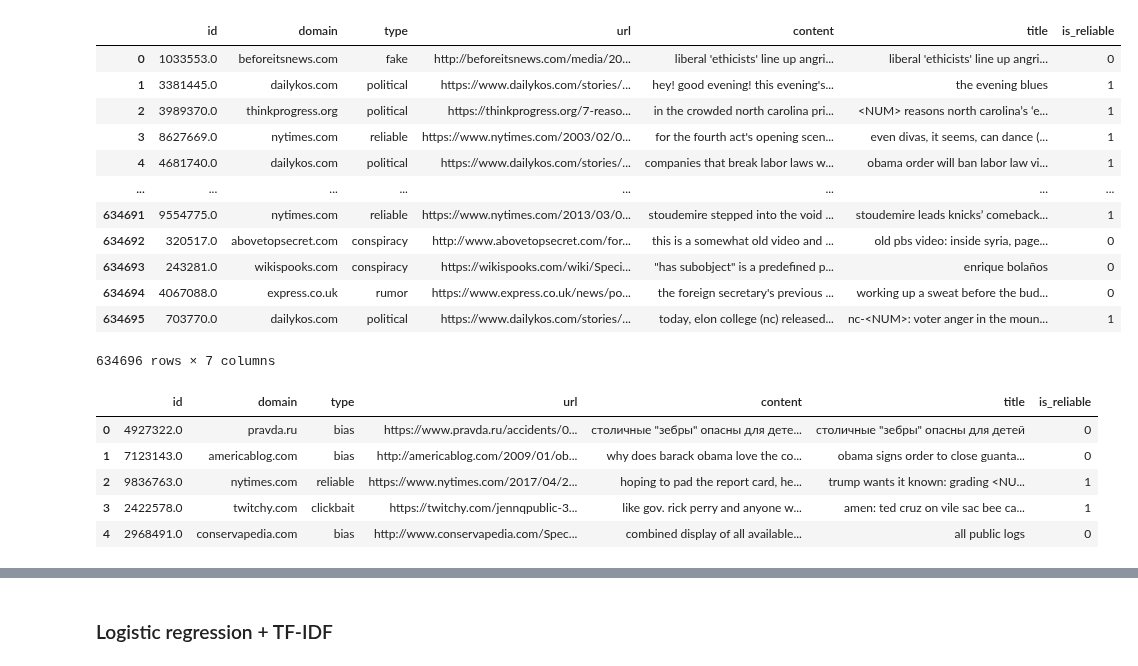
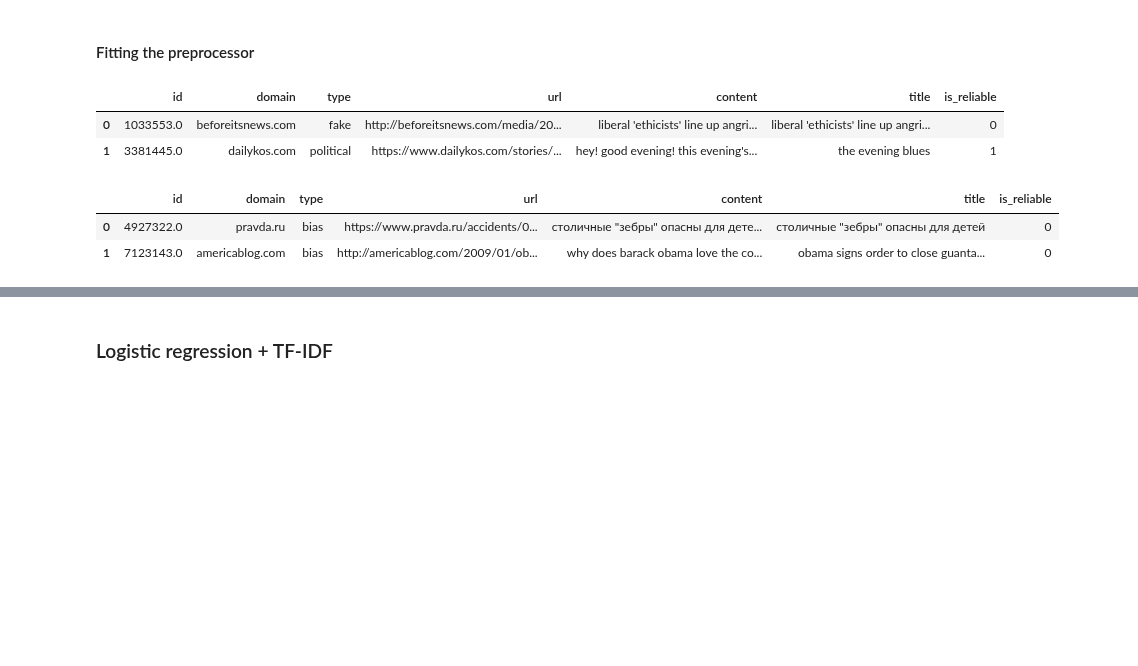
Before and after one commit to BimmerBass/GDS2026, a Jupyter notebook: advanced_model.ipynb, the cells around one changed output, grey strips where cells are left out. Cells and saved outputs as stored; diff of their text form; code cells hidden in the pictures; blank space fills up the shorter version.

```diff
--- a/linearSVC_training.ipynb
+++ b/advanced_model.ipynb
@@ -43,31 +58,20 @@ Pipeline(steps=[('tokenize',
                 ('tfidf', TfidfTransformer())])
+# %% [markdown]
+#### Fitting the preprocessor
 # %%
 train_df = pd.read_csv(SPLITS_DIR / "train.csv")
-train_df
+train_df.head(2)
 # %% [output]
 |  | id | domain | type | url | content | title | is_reliable |
 | 0 | 1033553.0 | beforeitsnews.com | fake | http://beforeitsnews.com/media/20... | liberal 'ethicists' line up angri... | liberal 'ethicists' line up angri... | 0 |
 | 1 | 3381445.0 | dailykos.com | political | https://www.dailykos.com/stories/... | hey! good evening! this evening's... | the evening blues | 1 |
-| 2 | 3989370.0 | thinkprogress.org | political | https://thinkprogress.org/7-reaso... | in the crowded north carolina pri... | <NUM> reasons north carolina’s ‘e... | 1 |
-| 3 | 8627669.0 | nytimes.com | reliable | https://www.nytimes.com/2003/02/0... | for the fourth act's opening scen... | even divas, it seems, can dance (... | 1 |
-| 4 | 4681740.0 | dailykos.com | political | https://www.dailykos.com/stories/... | companies that break labor laws w... | obama order will ban labor law vi... | 1 |
-| ... | ... | ... | ... | ... | ... | ... | ... |
-| 634691 | 9554775.0 | nytimes.com | reliable | https://www.nytimes.com/2013/03/0... | stoudemire stepped into the void ... | stoudemire leads knicks’ comeback... | 1 |
-| 634692 | 320517.0 | abovetopsecret.com | conspiracy | http://www.abovetopsecret.com/for... | this is a somewhat old video and ... | old pbs video: inside syria, page... | 0 |
-| 634693 | 243281.0 | wikispooks.com | conspiracy | https://wikispooks.com/wiki/Speci... | "has subobject" is a predefined p... | enrique bolaños | 0 |
-| 634694 | 4067088.0 | express.co.uk | rumor | https://www.express.co.uk/news/po... | the foreign secretary's previous ... | working up a sweat before the bud... | 0 |
-| 634695 | 703770.0 | dailykos.com | political | https://www.dailykos.com/stories/... | today, elon college (nc) released... | nc-<NUM>: voter anger in the moun... | 1 |
-634696 rows × 7 columns
 # %%
 val_df = pd.read_csv(SPLITS_DIR / "val.csv")
-val_df.head()
+val_df.head(2)
 # %% [output]
 |  | id | domain | type | url | content | title | is_reliable |
 | 0 | 4927322.0 | pravda.ru | bias | https://www.pravda.ru/accidents/0... | столичные "зебры" опасны для дете... | столичные "зебры" опасны для детей | 0 |
 | 1 | 7123143.0 | americablog.com | bias | http://americablog.com/2009/01/ob... | why does barack obama love the co... | obama signs order to close guanta... | 0 |
-| 2 | 9836763.0 | nytimes.com | reliable | https://www.nytimes.com/2017/04/2... | hoping to pad the report card, he... | trump wants it known: grading <NU... | 1 |
-| 3 | 2422578.0 | twitchy.com | clickbait | https://twitchy.com/jennqpublic-3... | like gov. rick perry and anyone w... | amen: ted cruz on vile sac bee ca... | 1 |
-| 4 | 2968491.0 | conservapedia.com | bias | http://www.conservapedia.com/Spec... | combined display of all available... | all public logs | 0 |
 # %%
 X_train, y_train = pipeline.fit_transform(train_df), train_df["is_reliable"].to_numpy()
 X_val, y_val = pipeline.transform(val_df), val_df["is_reliable"].to_numpy()
```
Also changed, not shown: parts of 15 cells of this notebook.
